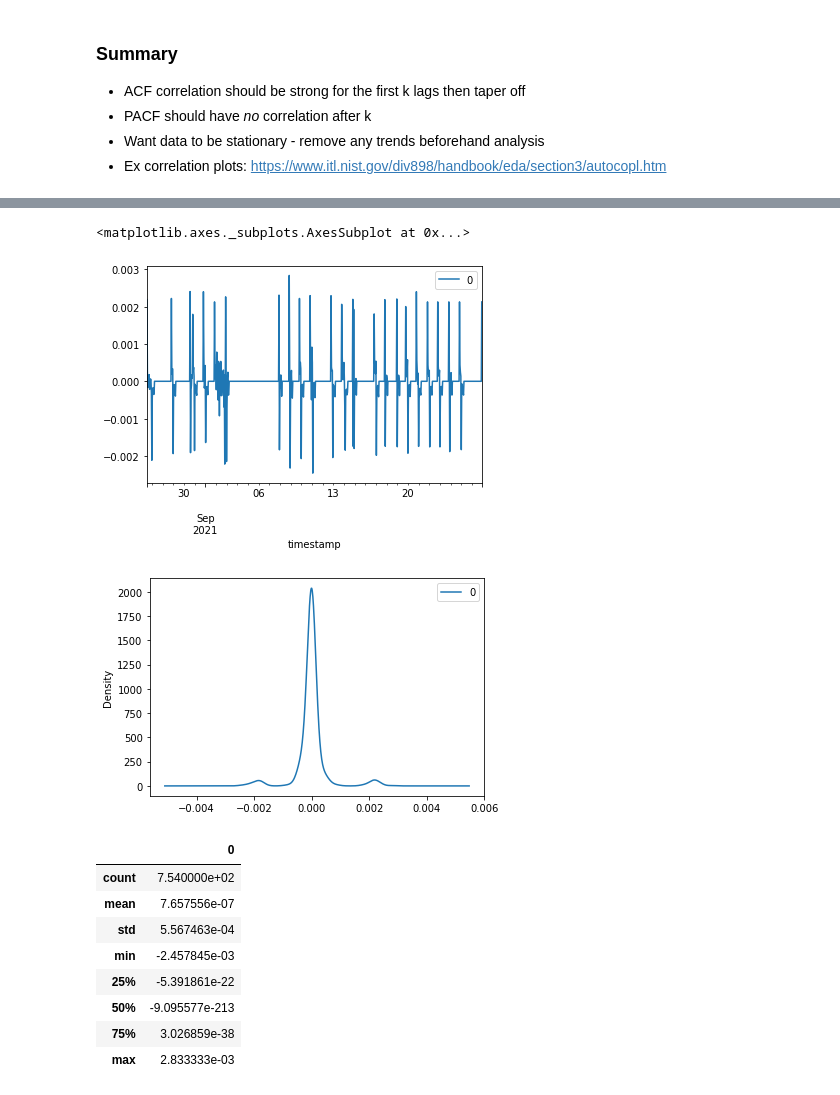
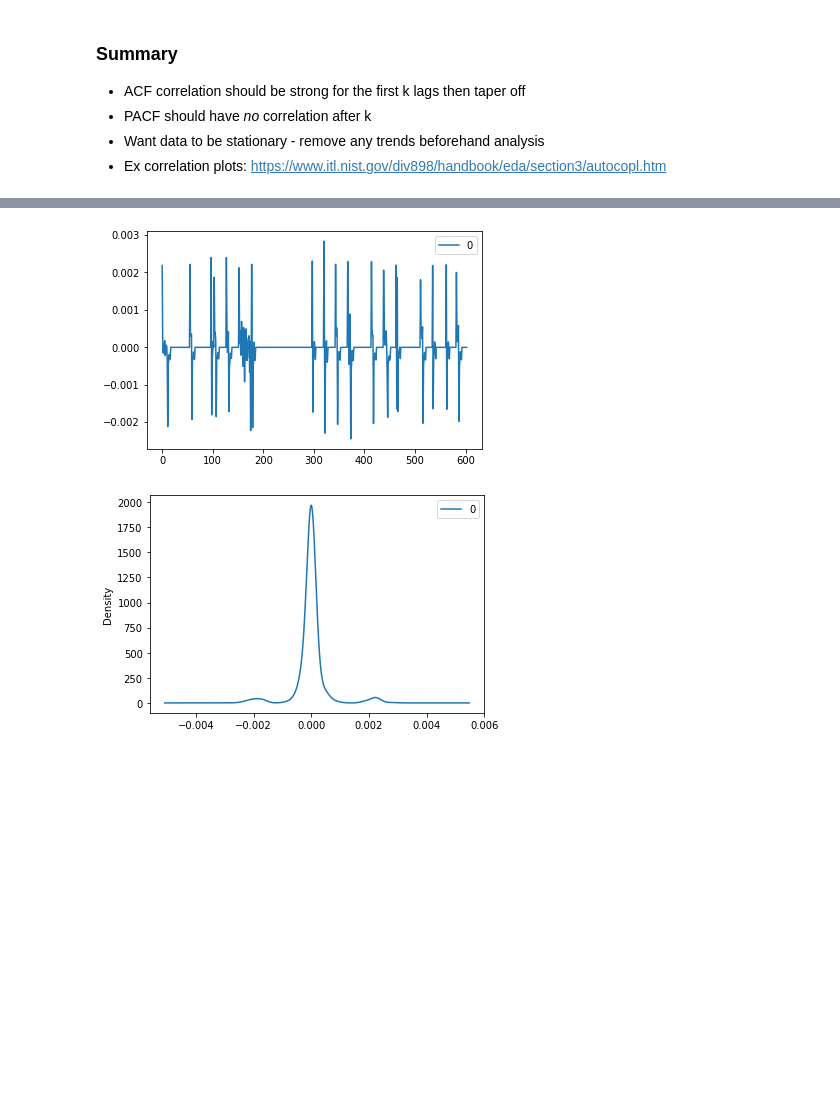
Before and after one commit to smannan/LIFXBulbAnalysis, a Jupyter notebook: SmartBulbARIMAModel.ipynb, the cells around one changed output, grey strips where cells are left out. Cells and saved outputs as stored; diff of their text form; code cells hidden in the pictures; blank space fills up the shorter version.

Commit message:
Split train test

```diff
--- a/SmartBulbARIMAModel.ipynb
+++ b/SmartBulbARIMAModel.ipynb
@@ -82,7 +80,3 @@ plt.show()
 - PACF should have *no* correlation after k
 - Want data to be stationary - remove any trends beforehand analysis
 - Ex correlation plots: https://www.itl.nist.gov/div898/handbook/eda/section3/autocopl.htm
-# %%
-arima_df = bulb_data[['timestamp', 'cost_per_bulb']]
-arima_df.index = arima_df['timestamp']
-arima_df.drop('timestamp', axis=1, inplace=True)
@@ -93,0 +83,11 @@ See the caveats in the documentation: https://pandas.pydata.org/pandas-docs/stab
+# %%
+def split_train_test(bulb_data, split):
+  arima_df = bulb_data[['timestamp', 'cost_per_bulb']]
+  arima_df.set_index('timestamp', drop=True, inplace=True)
+  values = arima_df.values
+  size = int(len(values) * split)
+  train, test = values[0:size], values[size:len(values)]
+  return (train, test)
+# %%
+train, test = split_train_test(bulb_data[['timestamp', 'cost_per_bulb']], 0.8)
+print (len(train), len(test))
@@ -94,5 +96,11 @@ See the caveats in the documentation: https://pandas.pydata.org/pandas-docs/stab
 # %%
 from statsmodels.tsa.arima.model import ARIMA
-model = ARIMA(arima_df, order=(5,1,0))
-model_fit = model.fit()
-print(model_fit.summary())
+def fit_model(train):
+  model = ARIMA(train, order=(5,1,0))
+  model_fit = model.fit()
+
+  residuals = pd.DataFrame(model_fit.resid)
+  residuals.plot()
+  residuals.plot(kind='kde')
+
+  return model_fit
@@ -117,22 +107,5 @@ Warnings:
-# %%
-residuals = pd.DataFrame(model_fit.resid)
-residuals.plot()
-# density plot of residuals
-residuals.plot(kind='kde')
-# %% [output]
-<matplotlib.axes._subplots.AxesSubplot at 0x...>
-[figure, removed]
-[figure, removed]
-# %%
-# summary stats of residuals
-residuals.describe()
-# %% [output]
-|  | 0 |
-| count | 7.540000e+02 |
-| mean | 7.657556e-07 |
-| std | 5.567463e-04 |
-| min | -2.457845e-03 |
-| 25% | -5.391861e-22 |
-| 50% | -9.095577e-213 |
-| 75% | 3.026859e-38 |
-| max | 2.833333e-03 |
+# %%
+model_fit = fit_model(train)
+# %% [output]
+[figure, added]
+[figure, added]
```
Also changed, not shown: parts of 4 cells of this notebook.
